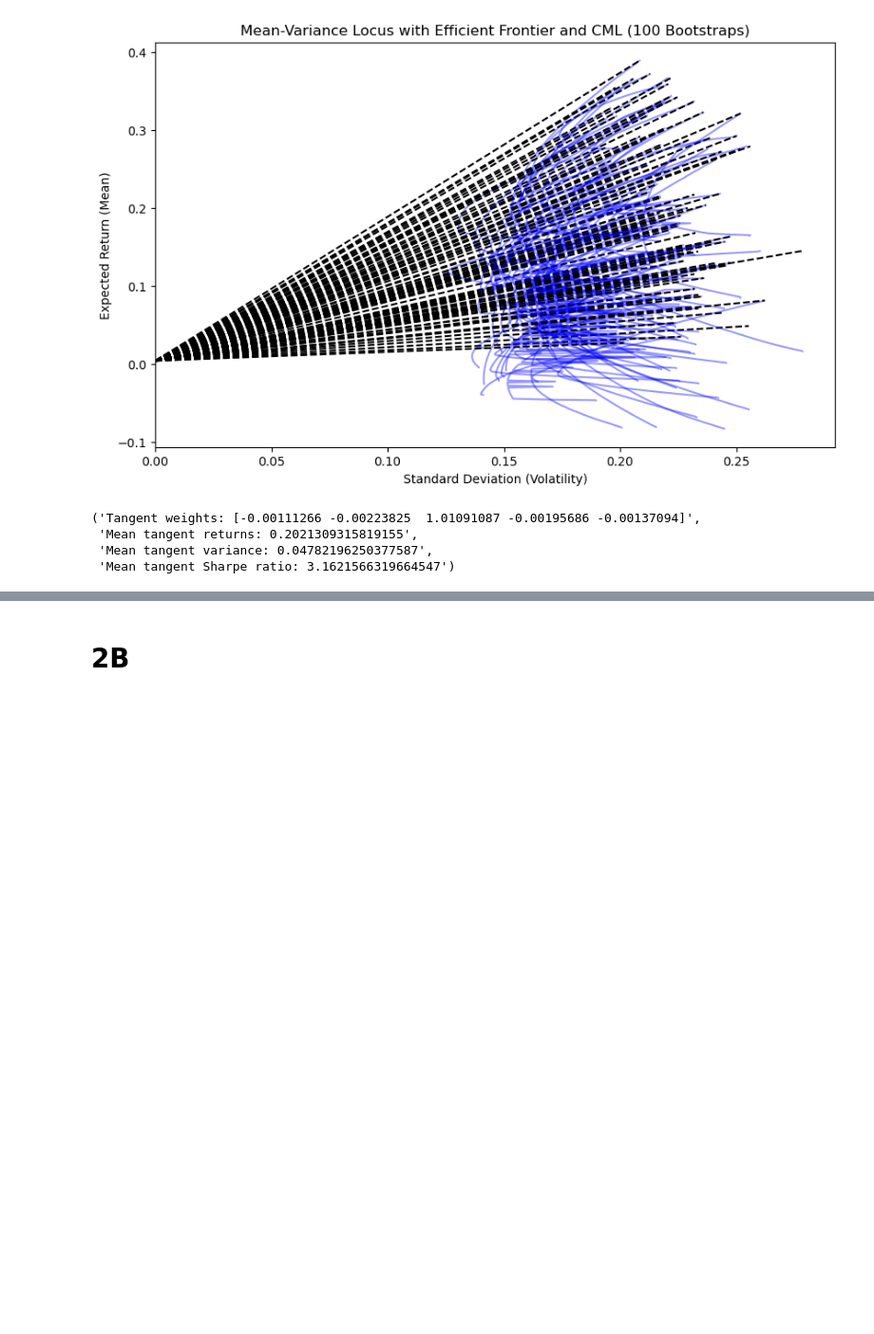
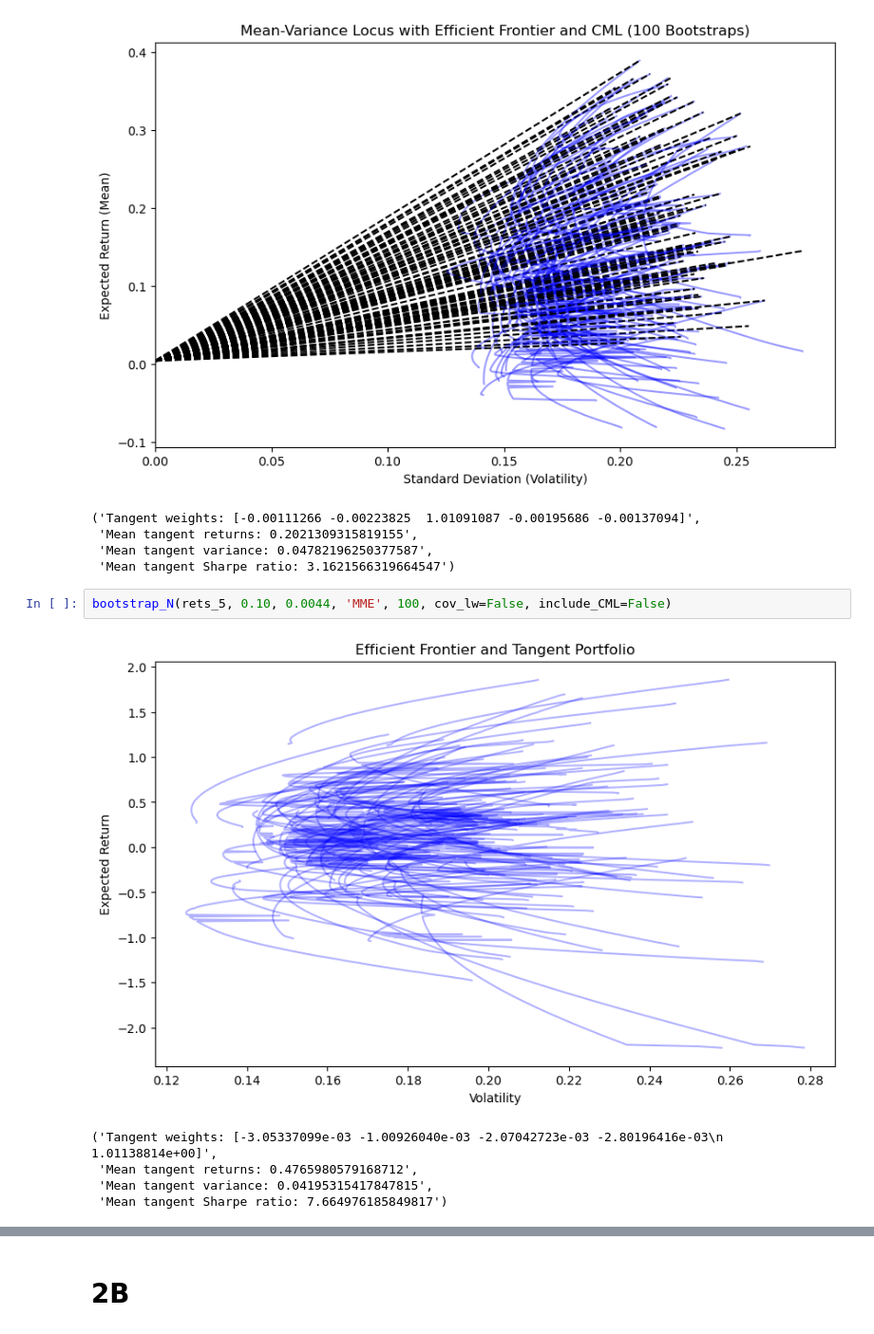
Before and after one commit to DominicPrenovost/TP1-PF-management, a Jupyter notebook: Tp1-Last.ipynb, the cells around one changed output, grey strips where cells are left out. Shown at 95% size. Cells and saved outputs as stored; diff of their text form; blank space fills up the shorter version.

```diff
--- a/Tp1-Last.ipynb
+++ b/Tp1-Last.ipynb
@@ -731,3 +735,11 @@ bootstrap_N(rets_5, 0.10, 0.0044, 'moyenne', 100, cov_lw=False, include_CML=True
  'Mean tangent returns: 0.2021309315819155',
  'Mean tangent variance: 0.04782196250377587',
  'Mean tangent Sharpe ratio: 3.1621566319664547')
+# %%
+bootstrap_N(rets_5, 0.10, 0.0044, 'MME', 100, cov_lw=False, include_CML=False)
+# %% [output]
+[figure, added]
+('Tangent weights: [-3.05337099e-03 -1.00926040e-03 -2.07042723e-03 -2.80196416e-03\n  1.01138814e+00]',
+ 'Mean tangent returns: 0.4765980579168712',
+ 'Mean tangent variance: 0.04195315417847815',
+ 'Mean tangent Sharpe ratio: 7.664976185849817')
```
Also changed, not shown: parts of 3 cells of this notebook.
